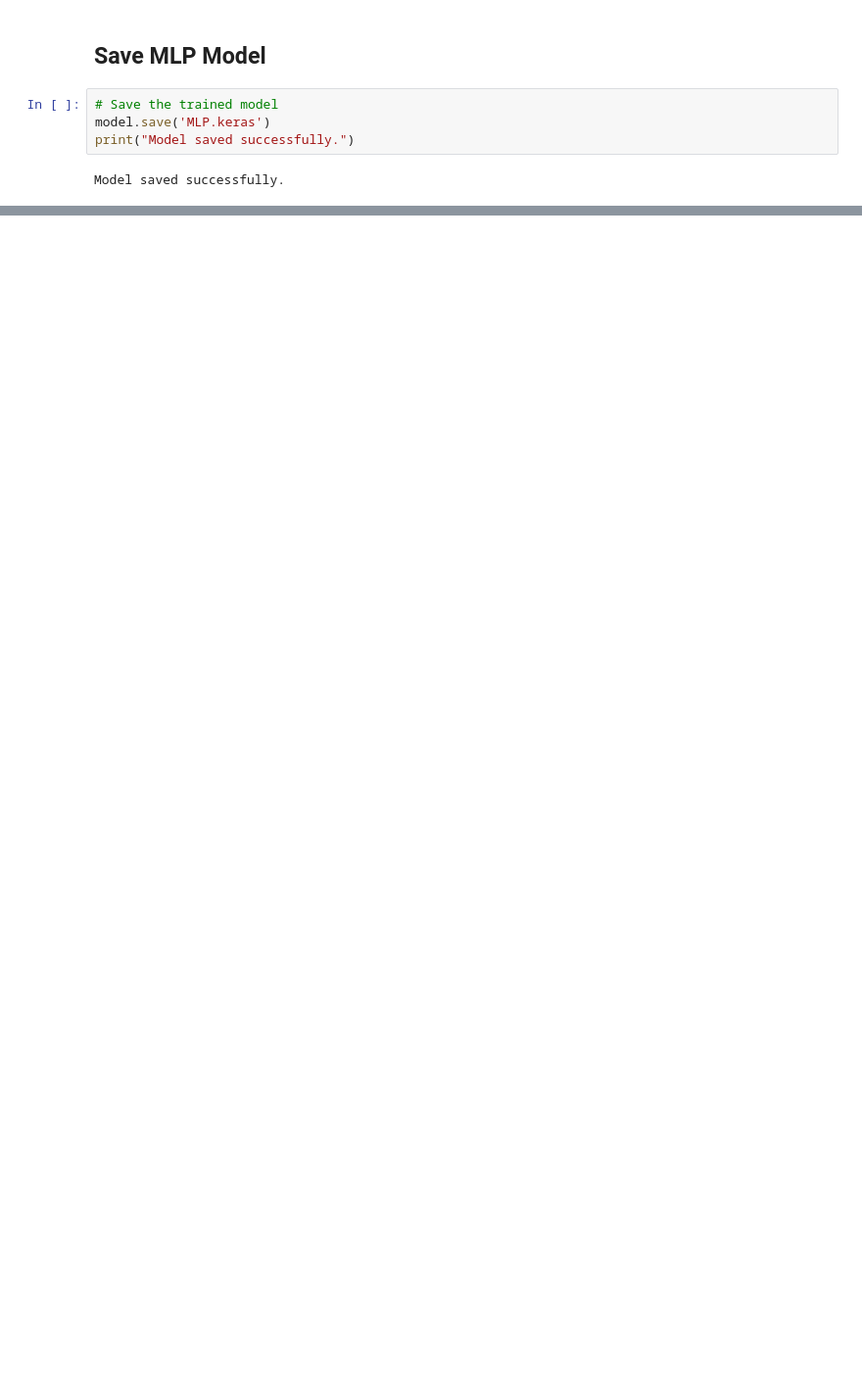
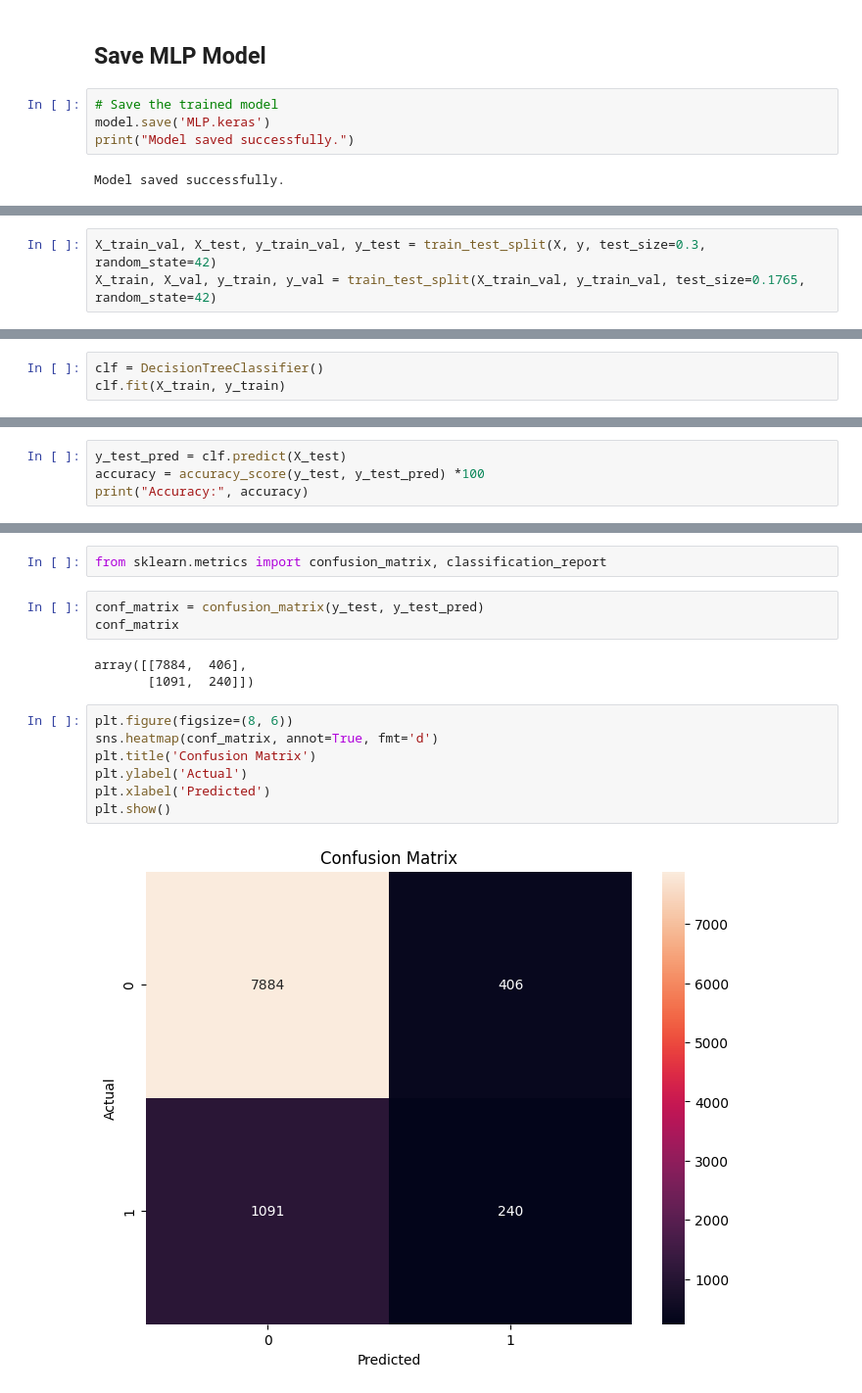
Before and after one commit to LauraLucasZ/Credit_Card_Approval_Prediction_ML, a Jupyter notebook: AiProject.ipynb, the cells around one changed output, grey strips where cells are left out. Shown at 98% size. Drawn from its saved outputs; the diff is of its cells as text; blank space fills up the shorter version.

Commit message:
Created 3 models svm, knn, decision tree classifier

```diff
--- a/AiProject.ipynb
+++ b/AiProject.ipynb
@@ -1141,0 +1149,3 @@ Model saved successfully.
+# %%
+X_train_val, X_test, y_train_val, y_test = train_test_split(X, y, test_size=0.3, random_state=42)
+X_train, X_val, y_train, y_val = train_test_split(X_train_val, y_train_val, test_size=0.1765, random_state=42)
@@ -1141,0 +1154,3 @@ Model saved successfully.
+# %%
+clf = DecisionTreeClassifier()
+clf.fit(X_train, y_train)
@@ -1141,0 +1173,4 @@ Model saved successfully.
+# %%
+y_test_pred = clf.predict(X_test)
+accuracy = accuracy_score(y_test, y_test_pred) *100
+print("Accuracy:", accuracy)
@@ -1141,0 +1203,17 @@ Model saved successfully.
+# %%
+from sklearn.metrics import confusion_matrix, classification_report
+# %%
+conf_matrix = confusion_matrix(y_test, y_test_pred)
+conf_matrix
+# %% [output]
+array([[7884,  406],
+       [1091,  240]])
+# %%
+plt.figure(figsize=(8, 6))
+sns.heatmap(conf_matrix, annot=True, fmt='d')
+plt.title('Confusion Matrix')
+plt.ylabel('Actual')
+plt.xlabel('Predicted')
+plt.show()
+# %% [output]
+[figure, added]
```
Also changed, not shown: parts of 78 cells of this notebook.
